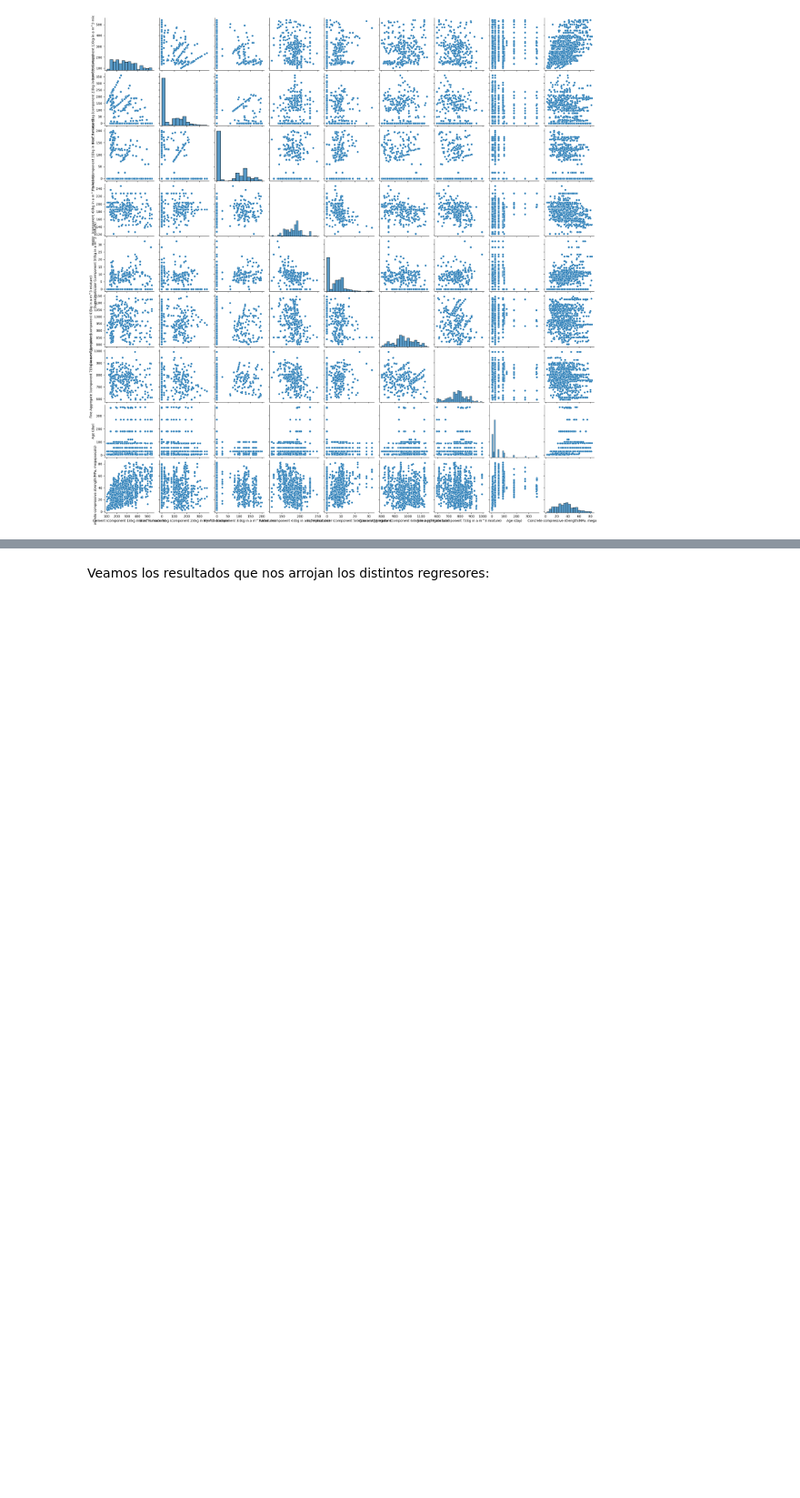
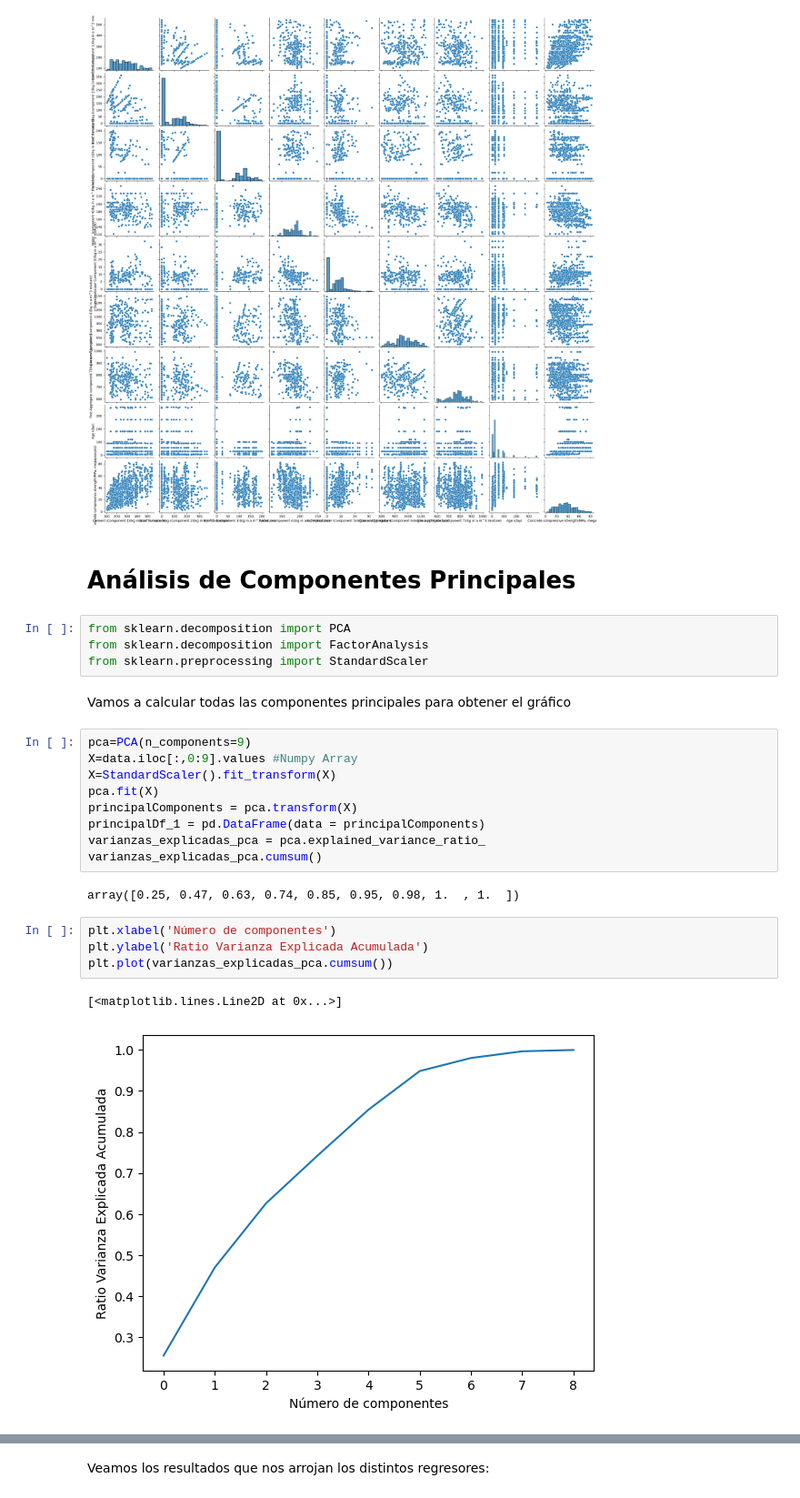
Before and after one commit to PedroAngelFM/TFG, a Jupyter notebook: Python/Código/TFG-Cemento (1).ipynb, the cells around one changed output, grey strips where cells are left out. Shown at 91% size. Cells and saved outputs as stored; diff of their text form; blank space fills up the shorter version.

```diff
--- a/Python/Código/TFG-Cemento.ipynb
+++ b/Python/Código/TFG-Cemento (1).ipynb
@@ -73,3 +73,29 @@ sns.pairplot(data)
 # %% [output]
 <seaborn.axisgrid.PairGrid at 0x...>
 [figure]
+# %% [markdown]
+# Análisis de Componentes Principales
+# %%
+from sklearn.decomposition import PCA
+from sklearn.decomposition import FactorAnalysis
+from sklearn.preprocessing import StandardScaler
+# %% [markdown]
+Vamos a calcular todas las componentes principales para obtener el gráfico
+# %%
+pca=PCA(n_components=9)
+X=data.iloc[:,0:9].values #Numpy Array
+X=StandardScaler().fit_transform(X)
+pca.fit(X)
+principalComponents = pca.transform(X)
+principalDf_1 = pd.DataFrame(data = principalComponents)
+varianzas_explicadas_pca = pca.explained_variance_ratio_
+varianzas_explicadas_pca.cumsum()
+# %% [output]
+array([0.25, 0.47, 0.63, 0.74, 0.85, 0.95, 0.98, 1.  , 1.  ])
+# %%
+plt.xlabel('Número de componentes')
+plt.ylabel('Ratio Varianza Explicada Acumulada')
+plt.plot(varianzas_explicadas_pca.cumsum())
+# %% [output]
+[<matplotlib.lines.Line2D at 0x...>]
+[figure, added]
```
Also changed, not shown: parts of 17 cells of this notebook, 15 other files.
